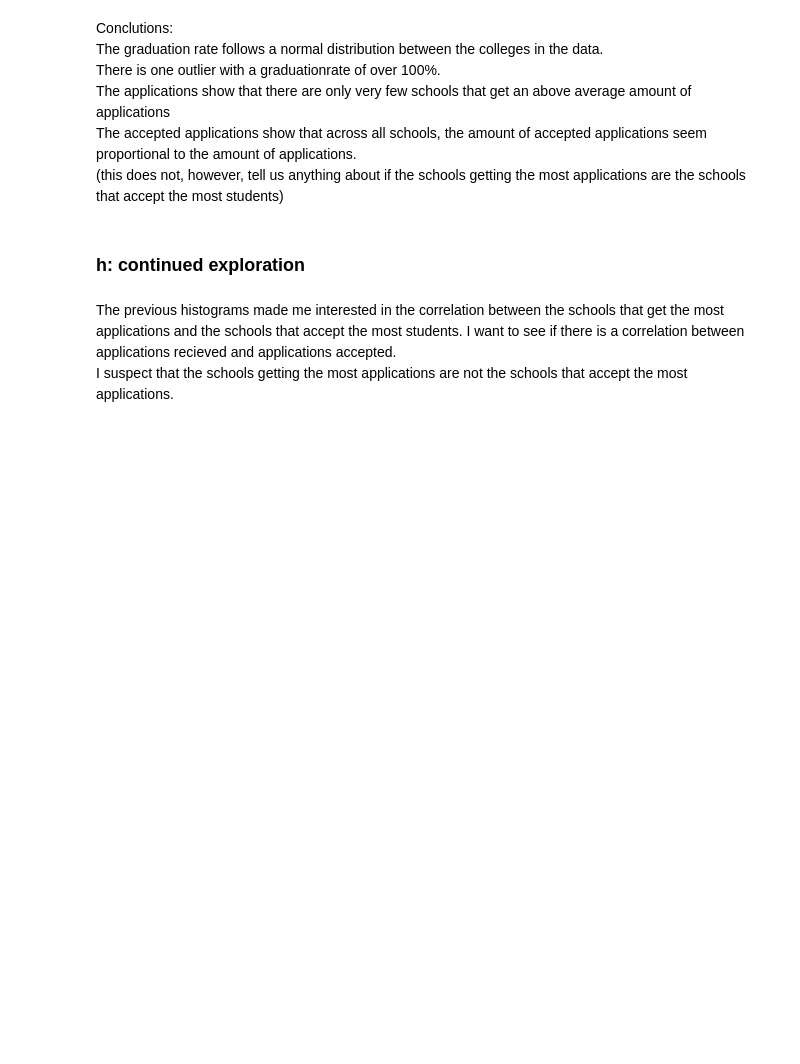
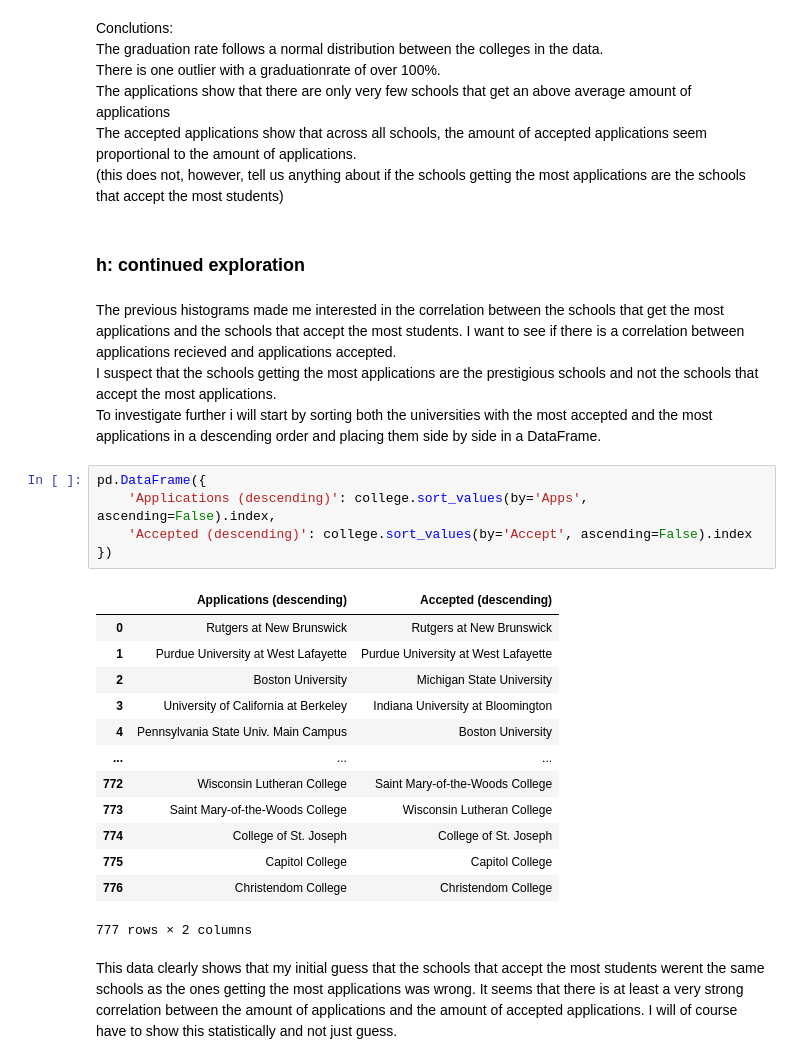
Before and after one commit to Theodor-Helje/python-programming-Theodor-Helje, a Jupyter notebook: Databehandling/Labs/Labb_databehandling/labb_main.ipynb, the cells around one changed output. Cells and saved outputs as stored; diff of their text form; blank space fills up the shorter version.

Commit message:
Started exploring labb

```diff
--- a/Databehandling/Labs/Labb_databehandling/labb_main.ipynb
+++ b/Databehandling/Labs/Labb_databehandling/labb_main.ipynb
@@ -158,4 +158,26 @@ The accepted applications show that across all schools, the amount of accepted a
 ### h: continued exploration
 # %% [markdown]
 The previous histograms made me interested in the correlation between the schools that get the most applications and the schools that accept the most students. I want to see if there is a correlation between applications recieved and applications accepted. <br>
-I suspect that the schools getting the most applications are not the schools that accept the most applications.
+I suspect that the schools getting the most applications are the prestigious schools and not the schools that accept the most applications.<br>
+To investigate further i will start by sorting both the universities with the most accepted and the most applications in a descending order and placing them side by side in a DataFrame.
+# %%
+pd.DataFrame({
+    'Applications (descending)': college.sort_values(by='Apps', ascending=False).index,
+    'Accepted (descending)': college.sort_values(by='Accept', ascending=False).index
+})
+# %% [output]
+|  | Applications (descending) | Accepted (descending) |
+| 0 | Rutgers at New Brunswick | Rutgers at New Brunswick |
+| 1 | Purdue University at West Lafayette | Purdue University at West Lafayette |
+| 2 | Boston University | Michigan State University |
+| 3 | University of California at Berkeley | Indiana University at Bloomington |
+| 4 | Pennsylvania State Univ. Main Campus | Boston University |
+| ... | ... | ... |
+| 772 | Wisconsin Lutheran College | Saint Mary-of-the-Woods College |
+| 773 | Saint Mary-of-the-Woods College | Wisconsin Lutheran College |
+| 774 | College of St. Joseph | College of St. Joseph |
+| 775 | Capitol College | Capitol College |
+| 776 | Christendom College | Christendom College |
+777 rows × 2 columns
+# %% [markdown]
+This data clearly shows that my initial guess that the schools that accept the most students werent the same schools as the ones getting the most applications was wrong. It seems that there is at least a very strong correlation between the amount of applications and the amount of accepted applications. I will of course have to show this statistically and not just guess.
```
Also changed, not shown: parts of 1 cell of this notebook.
